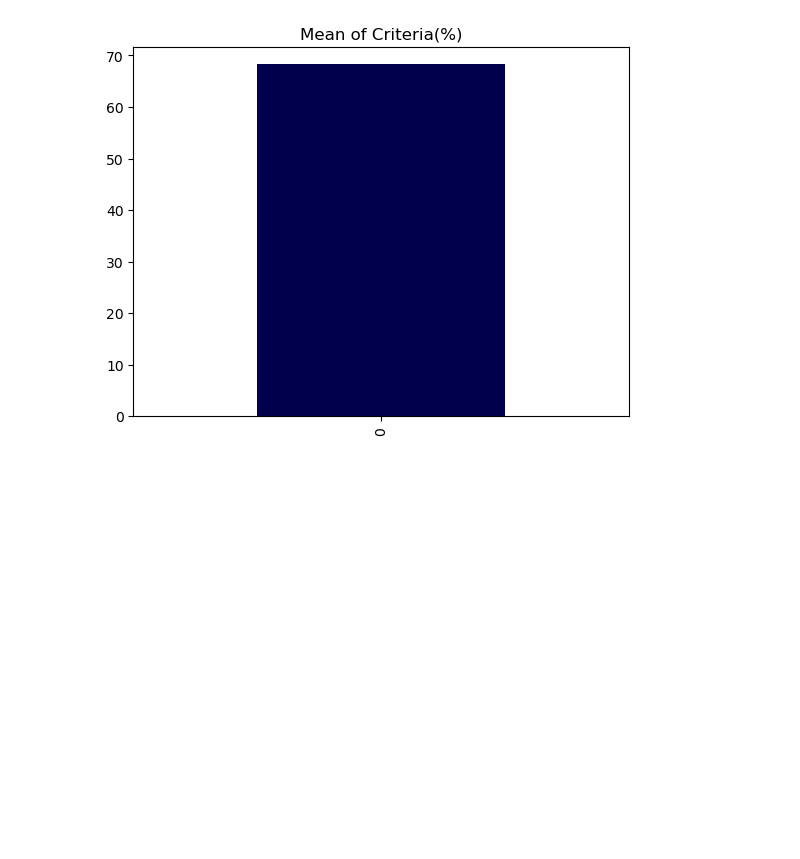
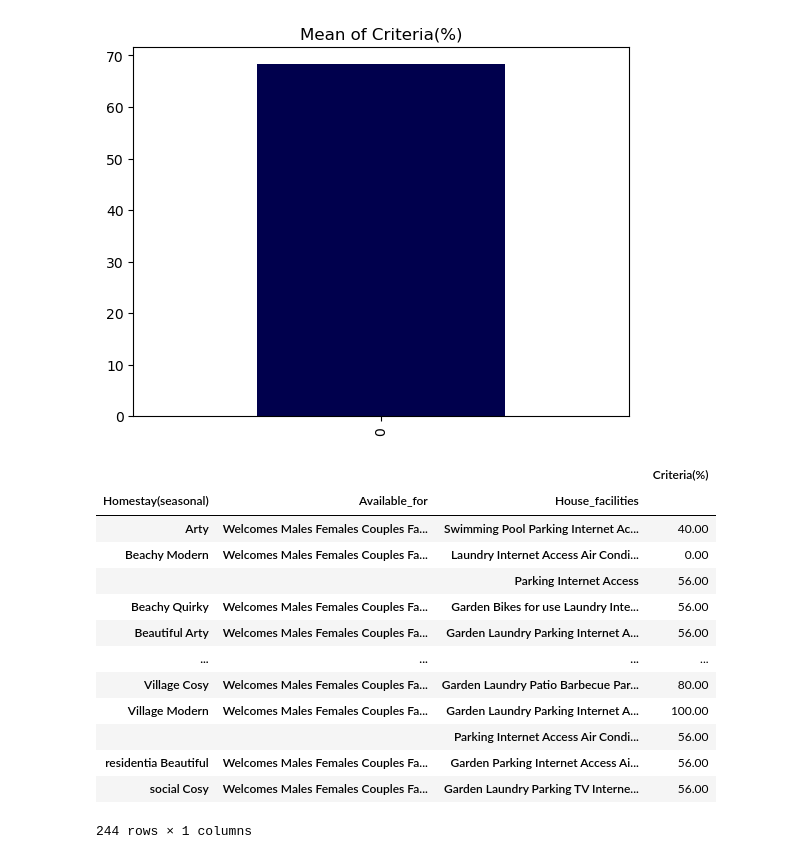
Before and after one commit to CyberWol-12/Data-science-project-with-python-webscraping, a Jupyter notebook: homestay.ipynb, the cells around one changed output. Cells and saved outputs as stored; diff of their text form; code cells hidden in the pictures; blank space fills up the shorter version.

Commit message:
pivot table based on Criteria(%)

```diff
--- a/homestay.ipynb
+++ b/homestay.ipynb
@@ -744,3 +744,20 @@ plt.savefig('bar')
 plt.show()
 # %% [output]
 [figure]
+# %%
+pd.pivot_table(real_estate_df,index=['Homestay(seasonal)','Available_for','House_facilities'],values='Criteria(%)')
+# %% [output]
+|  |  |  | Criteria(%) |
+| Homestay(seasonal) | Available_for | House_facilities |  |
+| Arty | Welcomes Males Females Couples Fa... | Swimming Pool Parking Internet Ac... | 40.00 |
+| Beachy Modern | Welcomes Males Females Couples Fa... | Laundry Internet Access Air Condi... | 0.00 |
+|  |  | Parking Internet Access | 56.00 |
+| Beachy Quirky | Welcomes Males Females Couples Fa... | Garden Bikes for use Laundry Inte... | 56.00 |
+| Beautiful Arty | Welcomes Males Females Couples Fa... | Garden Laundry Parking Internet A... | 56.00 |
+| ... | ... | ... | ... |
+| Village Cosy | Welcomes Males Females Couples Fa... | Garden Laundry Patio Barbecue Par... | 80.00 |
+| Village Modern | Welcomes Males Females Couples Fa... | Garden Laundry Parking Internet A... | 100.00 |
+|  |  | Parking Internet Access Air Condi... | 56.00 |
+| residentia Beautiful | Welcomes Males Females Couples Fa... | Garden Parking Internet Access Ai... | 56.00 |
+| social Cosy | Welcomes Males Females Couples Fa... | Garden Laundry Parking TV Interne... | 56.00 |
+244 rows × 1 columns
```
